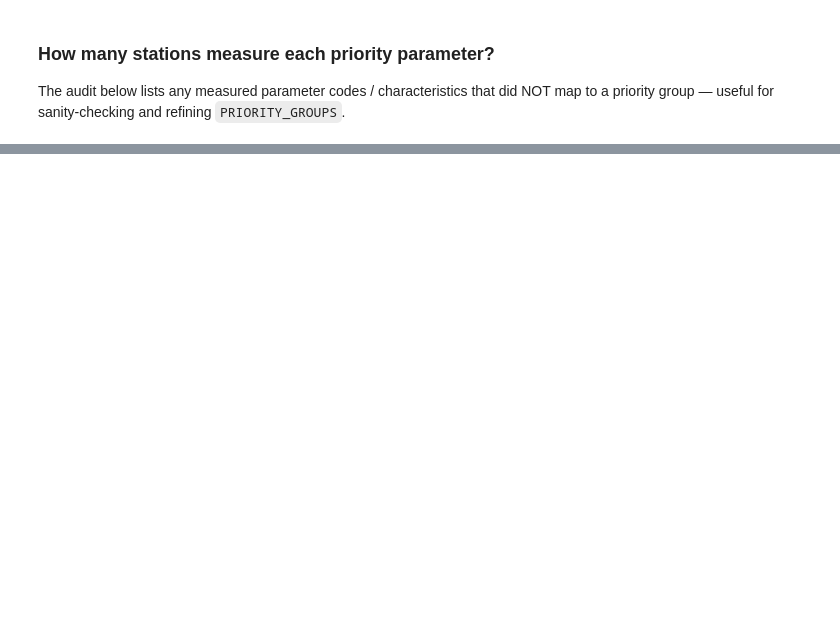
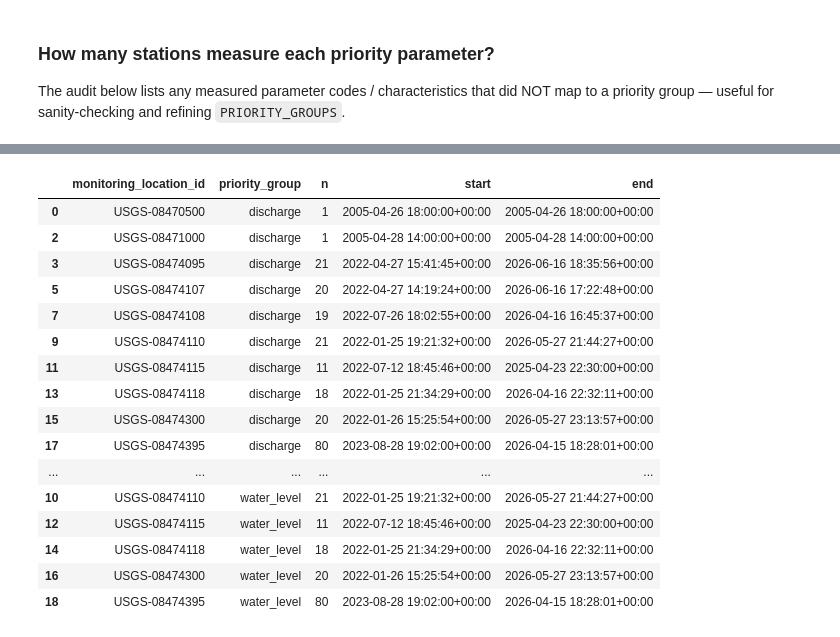
Before and after one commit to LimnoTech/Thornforest, a Jupyter notebook: notebooks/3_usgs_waterdata.ipynb, the cells around one changed output, grey strips where cells are left out. Saved outputs shown, nothing was run; the diff lists cells and outputs as text; code cells hidden in the pictures; blank space fills up the shorter version.

```diff
--- a/notebooks/3_usgs_waterdata.ipynb
+++ b/notebooks/3_usgs_waterdata.ipynb
@@ -317,0 +406,21 @@ A station that measures several parameters appears in several layers.
+# %%
+field_station_ids = stations_in_area.loc[stations_in_area["field_measurements"], "monitoring_location_id"].tolist()
+field_raw, _ = waterdata.get_field_measurements(
+    monitoring_location_id=field_station_ids,
+    parameter_code=PRIORITY_CODES,
+    skip_geometry=True,
+)
+field = field_raw.rename(columns={"time": "datetime", "unit_of_measure": "unit"})
+field["parameter_name"] = field["parameter_code"].map(_parameter_name)
+field["priority_group"] = field["parameter_code"].map(lambda c: classify_parameter(parameter_code=c))
+field = field[field["priority_group"].notna()].copy()
+field["huc8"] = field["monitoring_location_id"].map(huc8_by_station)
+field = (
+    field[
+        ["monitoring_location_id", "datetime", "parameter_code", "parameter_name", "value", "unit",
+         "qualifier", "approval_status", "priority_group", "huc8"]
+    ]
+    .sort_values(["monitoring_location_id", "parameter_code", "datetime"])
+    .reset_index(drop=True)
+)
+save_outputs(field, S.data_dir / "usgs_waterdata" / "usgs_field_measurements.parquet")
@@ -347,0 +517,20 @@ field measurements, samples) for these stations and parameters.
+# %%
+show(coverage(field, "datetime"))
+# %% [output]
+|  | monitoring_location_id | priority_group | n | start | end |
+| 0 | USGS-08470500 | discharge | 1 | 2005-04-26 18:00:00+00:00 | 2005-04-26 18:00:00+00:00 |
+| 2 | USGS-08471000 | discharge | 1 | 2005-04-28 14:00:00+00:00 | 2005-04-28 14:00:00+00:00 |
+| 3 | USGS-08474095 | discharge | 21 | 2022-04-27 15:41:45+00:00 | 2026-06-16 18:35:56+00:00 |
+| 5 | USGS-08474107 | discharge | 20 | 2022-04-27 14:19:24+00:00 | 2026-06-16 17:22:48+00:00 |
+| 7 | USGS-08474108 | discharge | 19 | 2022-07-26 18:02:55+00:00 | 2026-04-16 16:45:37+00:00 |
+| 9 | USGS-08474110 | discharge | 21 | 2022-01-25 19:21:32+00:00 | 2026-05-27 21:44:27+00:00 |
+| 11 | USGS-08474115 | discharge | 11 | 2022-07-12 18:45:46+00:00 | 2025-04-23 22:30:00+00:00 |
+| 13 | USGS-08474118 | discharge | 18 | 2022-01-25 21:34:29+00:00 | 2026-04-16 22:32:11+00:00 |
+| 15 | USGS-08474300 | discharge | 20 | 2022-01-26 15:25:54+00:00 | 2026-05-27 23:13:57+00:00 |
+| 17 | USGS-08474395 | discharge | 80 | 2023-08-28 19:02:00+00:00 | 2026-04-15 18:28:01+00:00 |
+| ... | ... | ... | ... | ... | ... |
+| 10 | USGS-08474110 | water_level | 21 | 2022-01-25 19:21:32+00:00 | 2026-05-27 21:44:27+00:00 |
+| 12 | USGS-08474115 | water_level | 11 | 2022-07-12 18:45:46+00:00 | 2025-04-23 22:30:00+00:00 |
+| 14 | USGS-08474118 | water_level | 18 | 2022-01-25 21:34:29+00:00 | 2026-04-16 22:32:11+00:00 |
+| 16 | USGS-08474300 | water_level | 20 | 2022-01-26 15:25:54+00:00 | 2026-05-27 23:13:57+00:00 |
+| 18 | USGS-08474395 | water_level | 80 | 2023-08-28 19:02:00+00:00 | 2026-04-15 18:28:01+00:00 |
```
Also changed, not shown: parts of 19 cells of this notebook, 9 other files.
